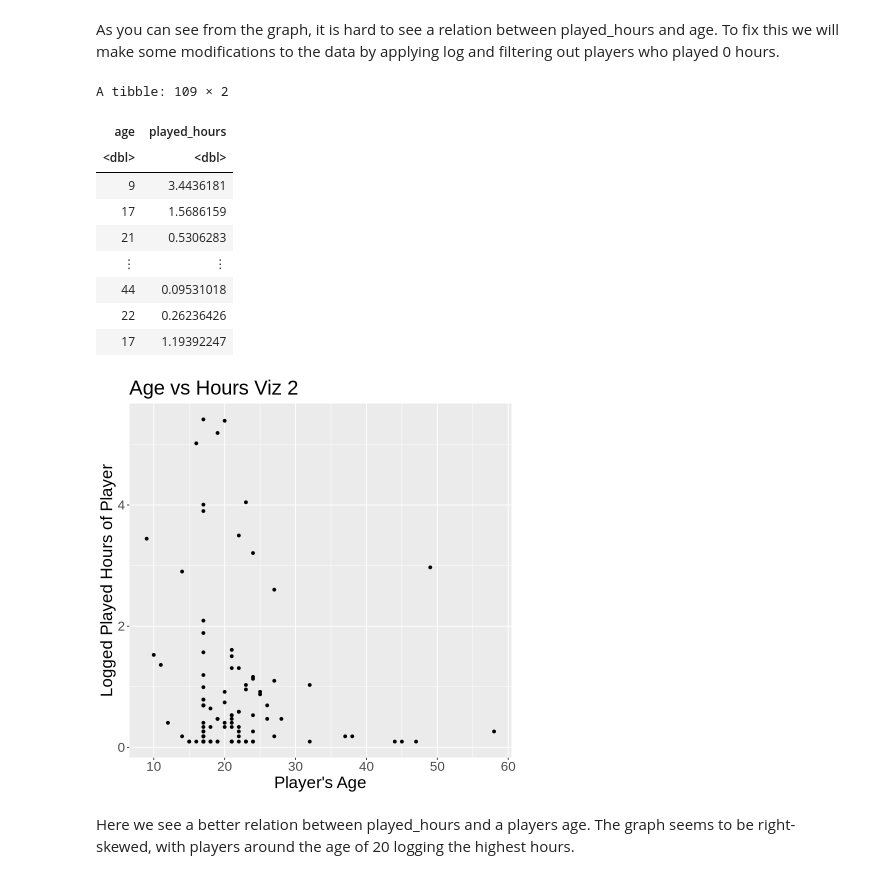
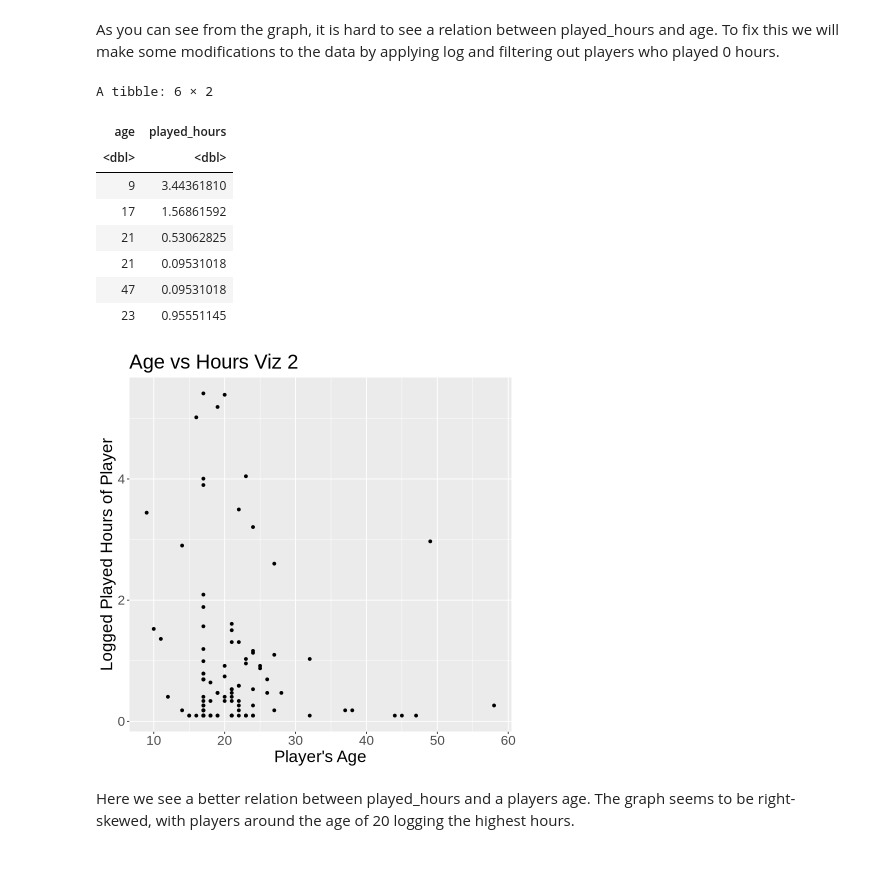
Before and after one commit to GraySchi/DSCI-Project-004-Group4, a Jupyter notebook: Group4_Project.ipynb, the cells around one changed output. Cells and saved outputs as stored; diff of their text form; code cells hidden in the pictures.

```diff
--- a/Group4_Project.ipynb
+++ b/Group4_Project.ipynb
@@ -72,11 +80,11 @@ A tibble: 6 × 7
 | Regular | TRUE | 7dc01f10bf20671ecfccdac23812b1b41... | 0.1 | Kylie | Male | 21 |
 | Amateur | TRUE | f58aad5996a435f16b0284a3b267f973f... | 0.0 | Adrian | Female | 17 |
 # %%
-wrangled_players <- players_data |>
+cleaned_players <- players_data |>
     clean_names() |>
     select(age, played_hours) |>
     filter(!is.na(age))
-head(wrangled_players)
+head(cleaned_players)
 # %% [output]
 A tibble: 6 × 2
 | age | played_hours |
@@ -99,28 +107,27 @@ age_vs_hours_plot
 # %% [markdown]
 As you can see from the graph, it is hard to see a relation between played_hours and age. To fix this we will make some modifications to the data by applying log and filtering out players who played 0 hours.
 # %%
-players_logged <- wrangled_players |>
+players_logged <- cleaned_players |>
     filter(played_hours > 0) |>
     mutate(played_hours = log(played_hours + 1))
-players_logged
+head(players_logged)
 
 logged_plot <- players_logged |>
     ggplot(aes(x=age, y=played_hours)) +
     geom_point() +
     labs(x="Player's Age", y="Logged Played Hours of Player", title="Age vs Hours Viz 2") +
     theme(text = element_text(size=20))
 logged_plot
 # %% [output]
-A tibble: 109 × 2
+A tibble: 6 × 2
 | age | played_hours |
 | <dbl> | <dbl> |
-| 9 | 3.4436181 |
-| 17 | 1.5686159 |
-| 21 | 0.5306283 |
-| ⋮ | ⋮ |
-| 44 | 0.09531018 |
-| 22 | 0.26236426 |
-| 17 | 1.19392247 |
+| 9 | 3.44361810 |
+| 17 | 1.56861592 |
+| 21 | 0.53062825 |
+| 21 | 0.09531018 |
+| 47 | 0.09531018 |
+| 23 | 0.95551145 |
 [figure]
 # %% [markdown]
 Here we see a better relation between played_hours and a players age. The graph seems to be right-skewed, with players around the age of 20 logging the highest hours.
```
Also changed, not shown: parts of 9 cells of this notebook.
